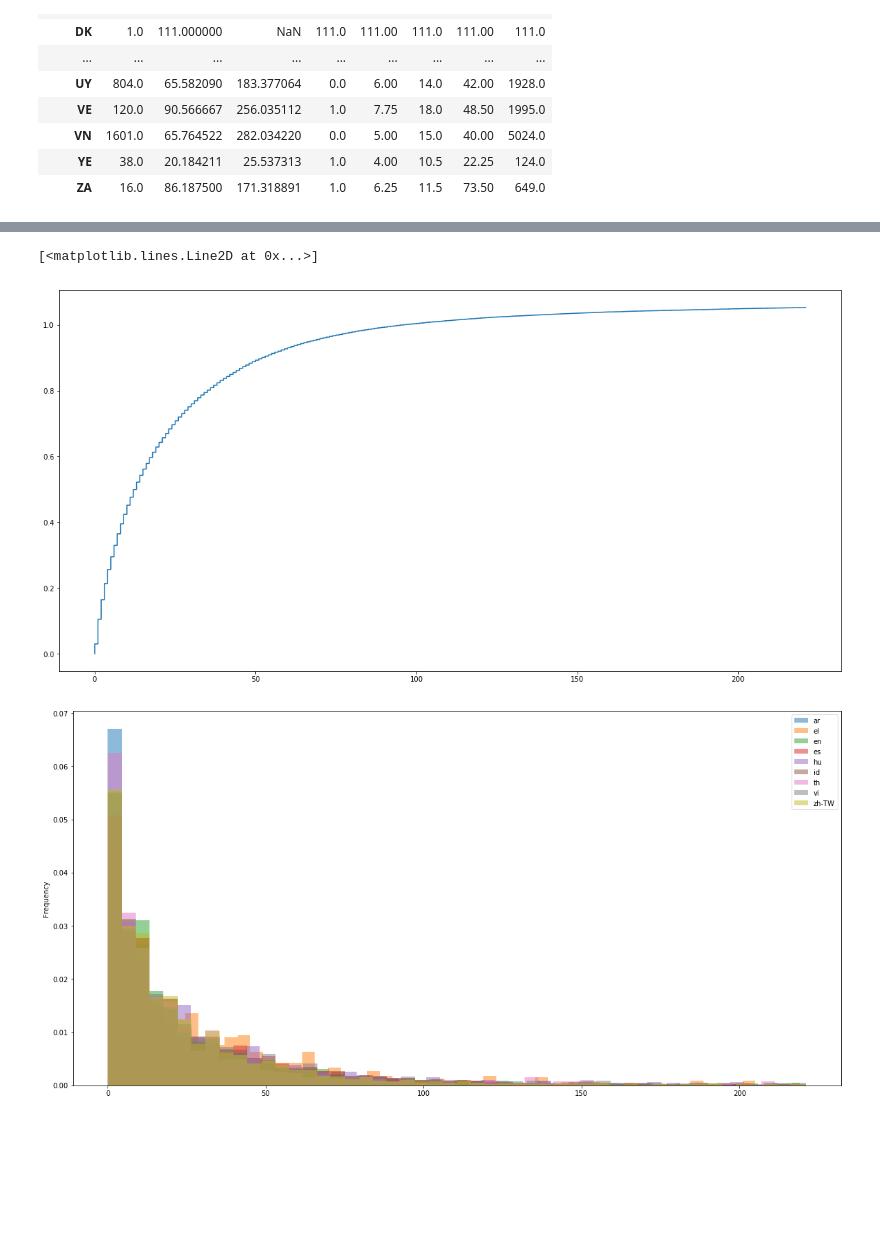
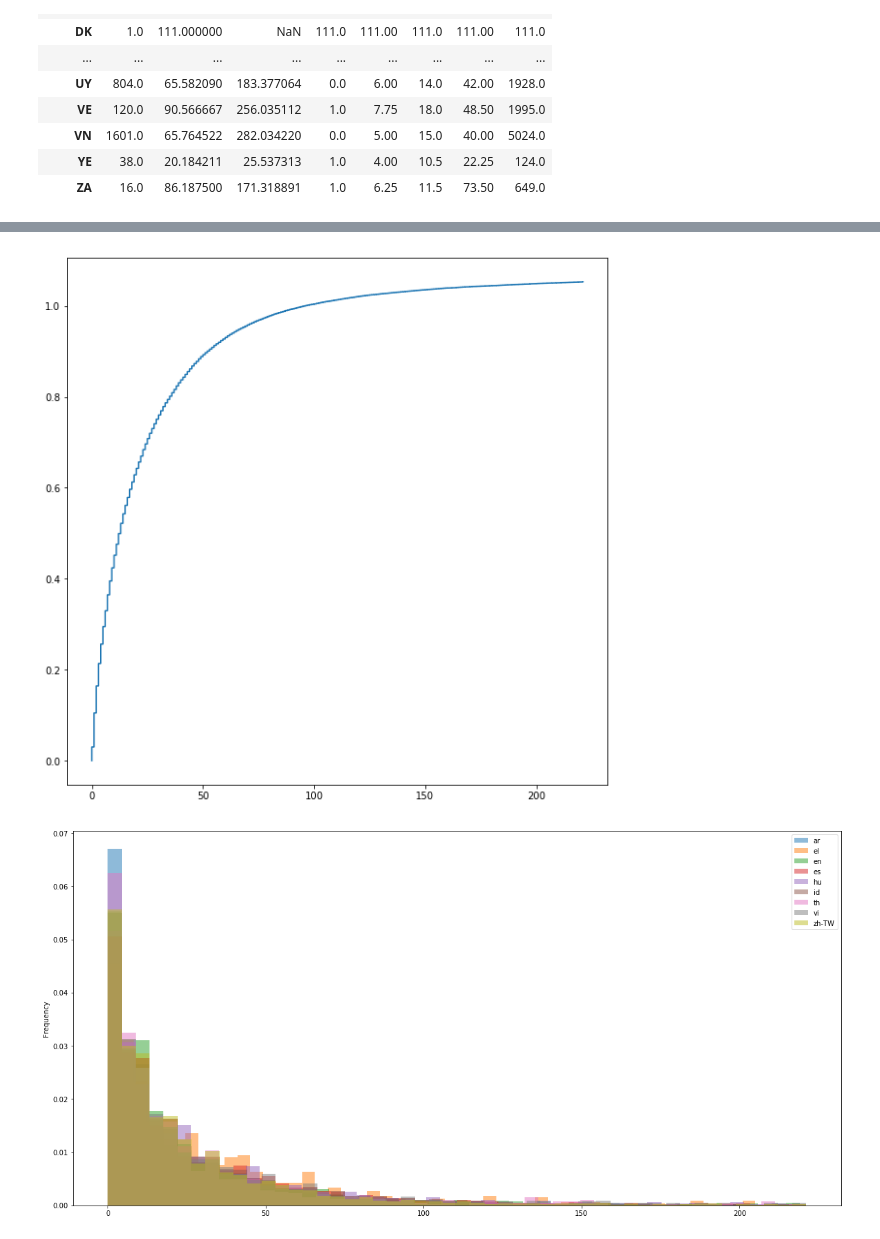
Before and after one commit to OisinB/notebooks, a Jupyter notebook: data_analysis/view_duration.ipynb, the cells around one changed output, grey strips where cells are left out. Drawn from its saved outputs; the diff is of its cells as text; code cells hidden in the pictures; blank space fills up the shorter version.

```diff
--- a/data_analysis/view_duration.ipynb
+++ b/data_analysis/view_duration.ipynb
@@ -100,9 +88,8 @@ junk = plt.hist(reasonable.view_duration, bins=50, normed = True)
 # %%
-fig = plt.figure(figsize=[20,10])
-plt.plot(reasonable.view_duration.sort_values().values, reasonable.index/reasonable.shape[0])
+fig = plt.figure(figsize=[10,10])
+p = plt.plot(reasonable.view_duration.sort_values().values, reasonable.index/reasonable.shape[0])
 # %% [output]
-[<matplotlib.lines.Line2D at 0x...>]
-[figure, old version]
+[figure, new version]
 # %%
 ax = reasonable.groupby('language').filter(lambda x: len(x) > 100).groupby('language').view_duration.plot(bins=50, normed = True,
                                                                     kind = 'hist', figsize=(20,10), legend = True, alpha = .5)
```
Also changed, not shown: parts of 10 cells of this notebook.
